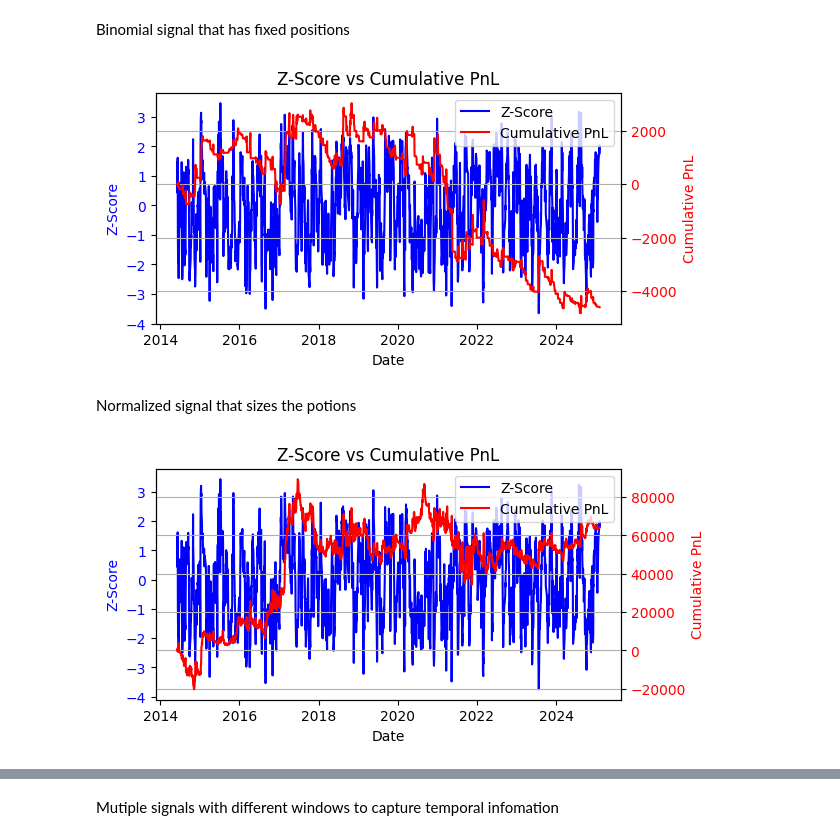
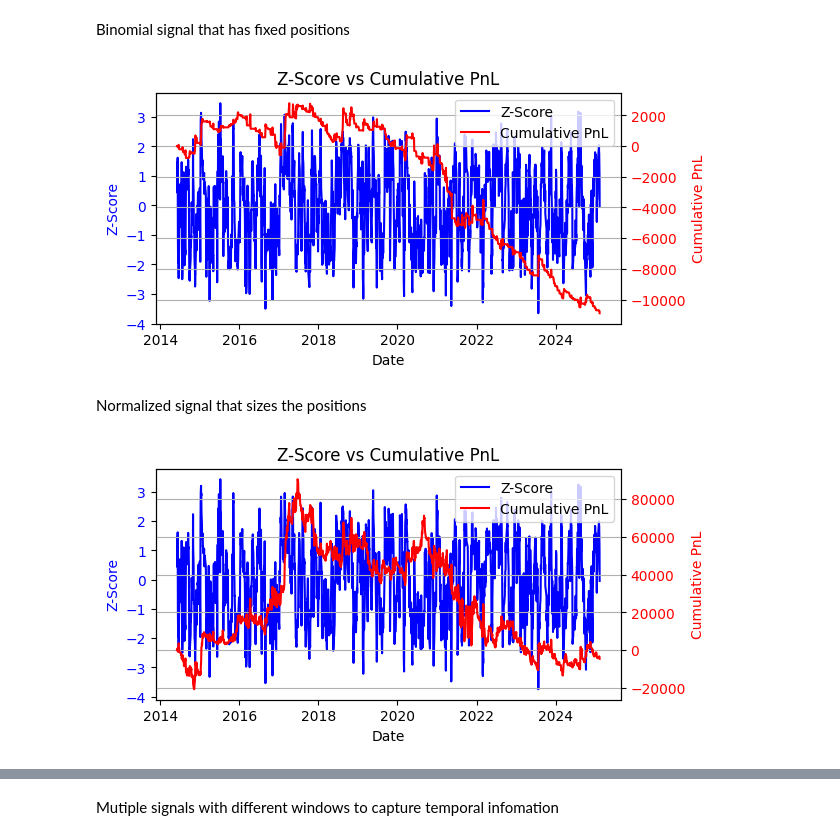
Before and after one commit to yanzhizhang/FICC_QIS, a Jupyter notebook: RB_HC.ipynb, the cells around one changed output, grey strips where cells are left out. Cells and saved outputs as stored; diff of their text form; code cells hidden in the pictures.

```diff
--- a/RB_HC.ipynb
+++ b/RB_HC.ipynb
@@ -22,61 +21,67 @@ Binomial signal that has fixed positions
 # %%
 lockback_period = 20
 entry_threshold = 2
 exit_threshold = 1
 
 # Instantiate strategy
 strategy = SpreadTradingStrategy()
-rb_hc_processed_spread_df = strategy.compute_moving_statistics(rb_hc_day_spread_df, window=lockback_period)
+rb_hc_processed_spread_df = strategy.compute_moving_statistics(rb_hc_day_spread_df, target_col="RB_HC_spread", window=lockback_period)
 
 # Generate signals
-rb_hc_processed_signal_df = strategy.evaluate_binomial_signals(rb_hc_processed_spread_df, window=lockback_period, entry_threshold=1.5, exit_threshold=0.5)
+rb_hc_processed_signal_df = strategy.evaluate_binomial_signals(
+    rb_hc_processed_spread_df, window=lockback_period, entry_threshold=1.5, exit_threshold=0.5
+)
 # Calculate PnL
 pnl_df = strategy.calculate_binomial_pnl(rb_hc_processed_signal_df, 1)
 
 fig, ax1 = plt.subplots(figsize=(6, 3))
 # Plot z-score on primary y-axis
-ax1.plot(pnl_df.index, pnl_df[f'z_score_{lockback_period}d'], color='blue', label='Z-Score')
-ax1.set_xlabel('Date')
-ax1.set_ylabel('Z-Score', color='blue')
-ax1.tick_params(axis='y', labelcolor='blue')
+ax1.plot(pnl_df.index, pnl_df[f"z_score_{lockback_period}d"], color="blue", label="Z-Score")
+ax1.set_xlabel("Date")
+ax1.set_ylabel("Z-Score", color="blue")
+ax1.tick_params(axis="y", labelcolor="blue")
 # Create secondary y-axis for Cumulative PnL
 ax2 = ax1.twinx()
-ax2.plot(pnl_df.index, pnl_df['CUM_PNL'], color='red', label='Cumulative PnL')
-ax2.set_ylabel('Cumulative PnL', color='red')
-ax2.tick_params(axis='y', labelcolor='red')
-plt.title('Z-Score vs Cumulative PnL')
-fig.legend(loc='upper right', bbox_to_anchor=(1,1), bbox_transform=ax1.transAxes)
+ax2.plot(pnl_df.index, pnl_df["CUM_PNL"], color="red", label="Cumulative PnL")
+ax2.set_ylabel("Cumulative PnL", color="red")
+ax2.tick_params(axis="y", labelcolor="red")
+plt.title("Z-Score vs Cumulative PnL")
+fig.legend(loc="upper right", bbox_to_anchor=(1, 1), bbox_transform=ax1.transAxes)
 plt.grid(True)
 # %% [output]
-[figure, old version]
+[figure, new version]
 # %% [markdown]
-Normalized signal that sizes the potions
+Normalized signal that sizes the positions
 # %%
 lockback_period = 21
 entry_threshold = 1.5
 exit_threshold = 0.5
 
+# Instantiate strategy
+strategy = SpreadTradingStrategy()
 # Process the spread data
-rb_hc_20d_spread_df = strategy.compute_moving_statistics(rb_hc_day_spread_df, window=lockback_period)
+rb_hc_20d_spread_df = strategy.compute_moving_statistics(rb_hc_day_spread_df, target_col="RB_HC_spread", window=lockback_period)
 # Generate z-score signals
 rb_hc_continuous_signal_df = strategy.evaluate_z_score_signals(rb_hc_20d_spread_df, window=lockback_period, signal_col="Z_SCORE_SIGNAL")
 
 # Calculate PnL
-z_score_pnl_df = strategy.calculate_z_score_pnl(rb_hc_continuous_signal_df,signal_col="Z_SCORE_SIGNAL", window=lockback_period, hedge_ratio=1, entry_threshold=1, max_position_size=100)
+z_score_pnl_df = strategy.calculate_z_score_pnl(
+    rb_hc_continuous_signal_df, signal_col="Z_SCORE_SIGNAL", window=lockback_period, hedge_ratio=1, entry_threshold=1, max_position_size=100
+)
 
 fig, ax1 = plt.subplots(figsize=(6, 3))
 # Plot z-score on primary y-axis
-ax1.plot(z_score_pnl_df.index, z_score_pnl_df[f'z_score_{lockback_period}d'], color='blue', label='Z-Score')
-ax1.set_xlabel('Date')
-ax1.set_ylabel('Z-Score', color='blue')
-ax1.tick_params(axis='y', labelcolor='blue')
+ax1.plot(z_score_pnl_df.index, z_score_pnl_df[f"z_score_{lockback_period}d"], color="blue", label="Z-Score")
+ax1.set_xlabel("Date")
+ax1.set_ylabel("Z-Score", color="blue")
+ax1.tick_params(axis="y", labelcolor="blue")
 # Create secondary y-axis for Cumulative PnL
 ax2 = ax1.twinx()
-ax2.plot(z_score_pnl_df.index, z_score_pnl_df['CUM_PNL'], color='red', label='Cumulative PnL')
-ax2.set_ylabel('Cumulative PnL', color='red')
-ax2.tick_params(axis='y', labelcolor='red')
-plt.title('Z-Score vs Cumulative PnL')
-fig.legend(loc='upper right', bbox_to_anchor=(1,1), bbox_transform=ax1.transAxes)
+ax2.plot(z_score_pnl_df.index, z_score_pnl_df["CUM_PNL"], color="red", label="Cumulative PnL")
+ax2.set_ylabel("Cumulative PnL", color="red")
+ax2.tick_params(axis="y", labelcolor="red")
+plt.title("Z-Score vs Cumulative PnL")
+fig.legend(loc="upper right", bbox_to_anchor=(1, 1), bbox_transform=ax1.transAxes)
 plt.grid(True)
 # %% [output]
-[figure, old version]
+[figure, new version]
```
Also changed, not shown: parts of 6 cells of this notebook, 5 other files.
